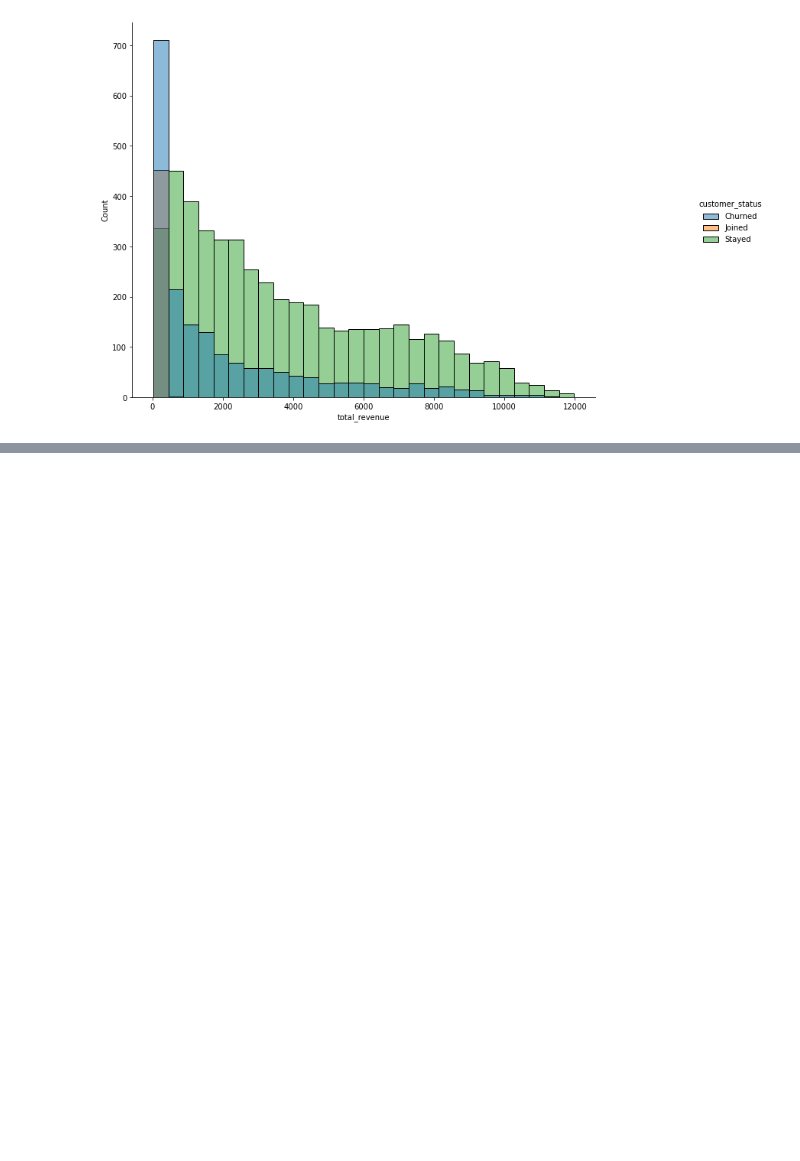
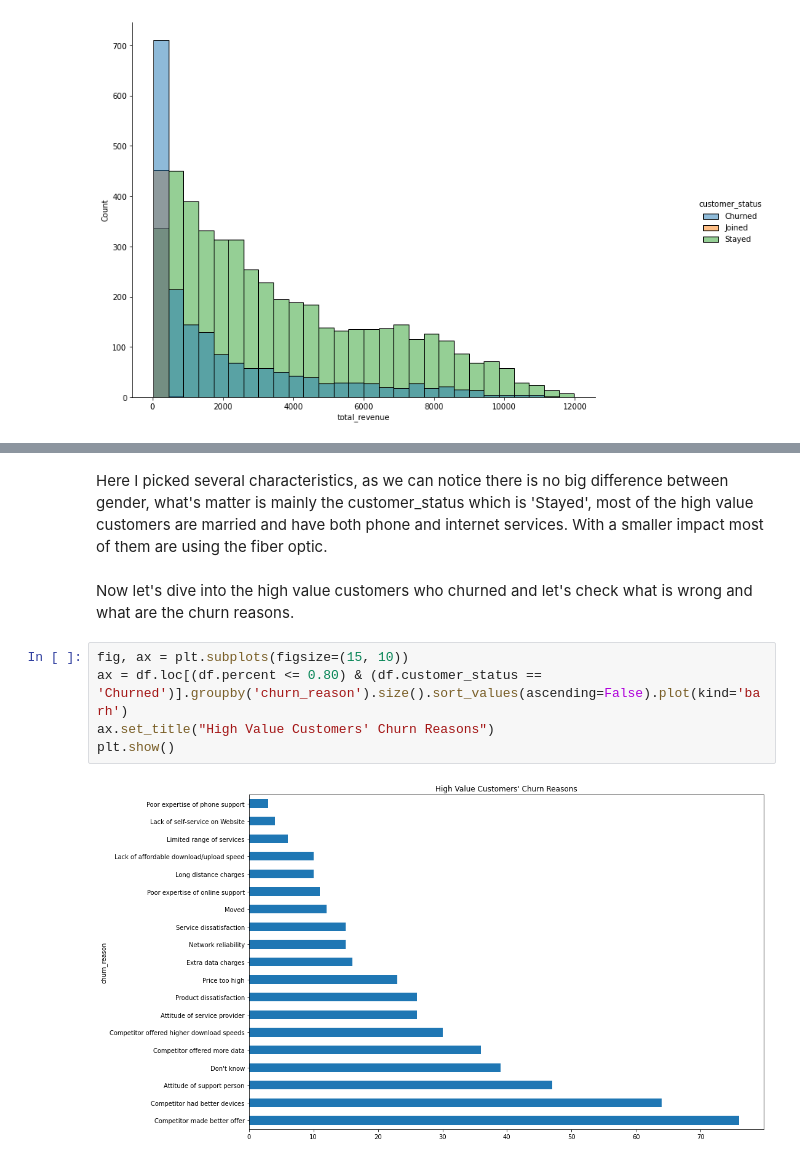
Before and after one commit to Yurhigz/Telecom_Churn, a Jupyter notebook: Script_Python.ipynb, the cells around one changed output, grey strips where cells are left out. Drawn from its saved outputs; the diff is of its cells as text; blank space fills up the shorter version.

```diff
--- a/Script_Python.ipynb
+++ b/Script_Python.ipynb
@@ -543,0 +596,11 @@ df.loc[df.percent <= 0.80]
+# %% [markdown]
+Here I picked several characteristics, as we can notice there is no big difference between gender, what's matter is mainly the customer_status which is 'Stayed', most of the high value customers are married and have both phone and internet services. With a smaller impact most of them are using the fiber optic.
+# %% [markdown]
+Now let's dive into the high value customers who churned and let's check what is wrong and what are the churn reasons.
+# %%
+fig, ax = plt.subplots(figsize=(15, 10))
+ax = df.loc[(df.percent <= 0.80) & (df.customer_status == 'Churned')].groupby('churn_reason').size().sort_values(ascending=False).plot(kind='barh')
+ax.set_title("High Value Customers' Churn Reasons")
+plt.show()
+# %% [output]
+[figure, added]
```
Also changed, not shown: parts of 31 cells of this notebook.
